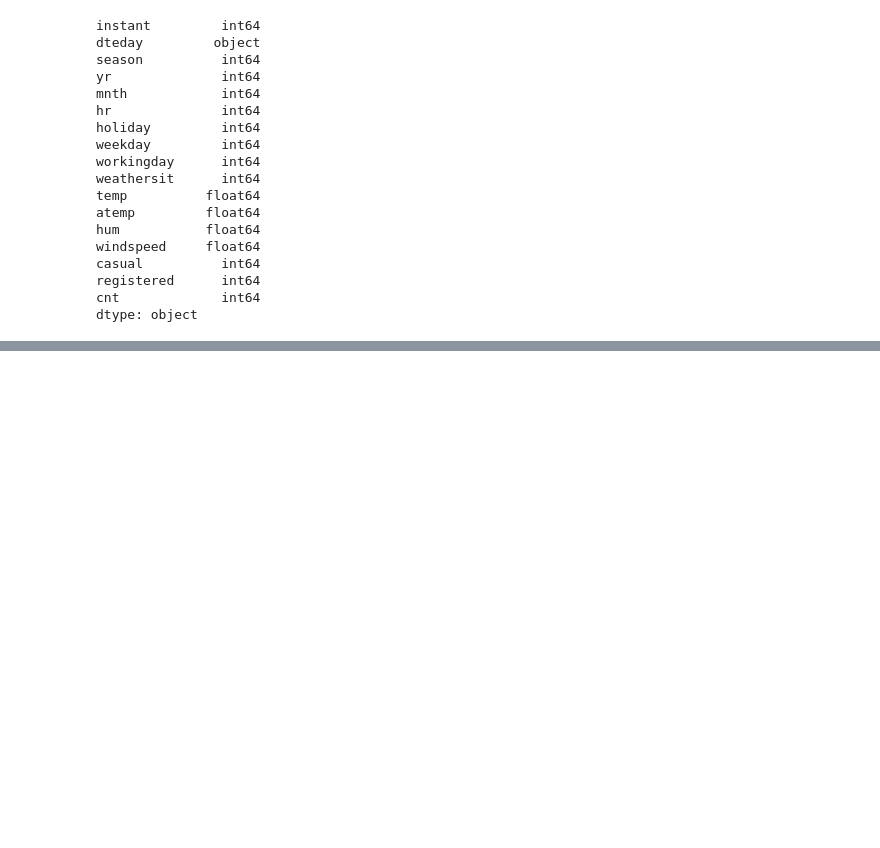
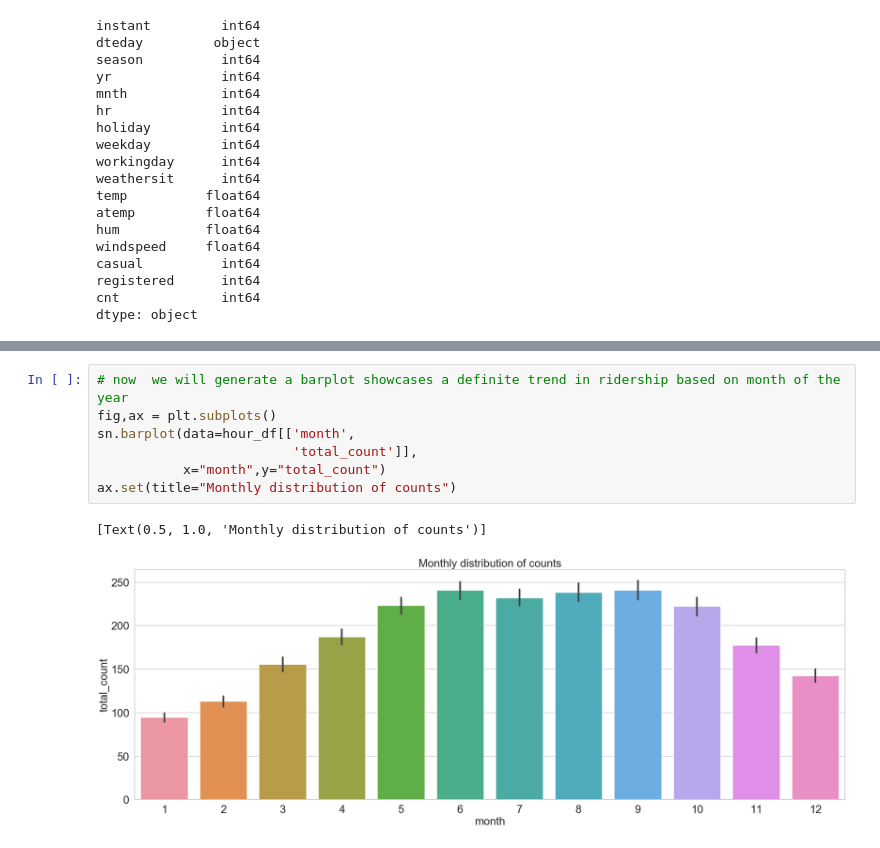
Before and after one commit to SrinivasaDK/datascience-projects, a Jupyter notebook: real_world_case_studies/bike_sharing_trends_analysis/Bike Sharing Trends Analysis.ipynb, the cells around one changed output, grey strips where cells are left out. Cells and saved outputs as stored; diff of their text form; blank space fills up the shorter version.

```diff
--- a/real_world_case_studies/bike_sharing_trends_analysis/Bike Sharing Trends Analysis.ipynb
+++ b/real_world_case_studies/bike_sharing_trends_analysis/Bike Sharing Trends Analysis.ipynb
@@ -74,0 +132,10 @@ hour_df.head()
+# %%
+# now  we will generate a barplot showcases a definite trend in ridership based on month of the year
+fig,ax = plt.subplots()
+sn.barplot(data=hour_df[['month',
+                         'total_count']],
+           x="month",y="total_count")
+ax.set(title="Monthly distribution of counts")
+# %% [output]
+[Text(0.5, 1.0, 'Monthly distribution of counts')]
+[figure, added]
```
Also changed, not shown: parts of 10 cells of this notebook, 13 other files.
